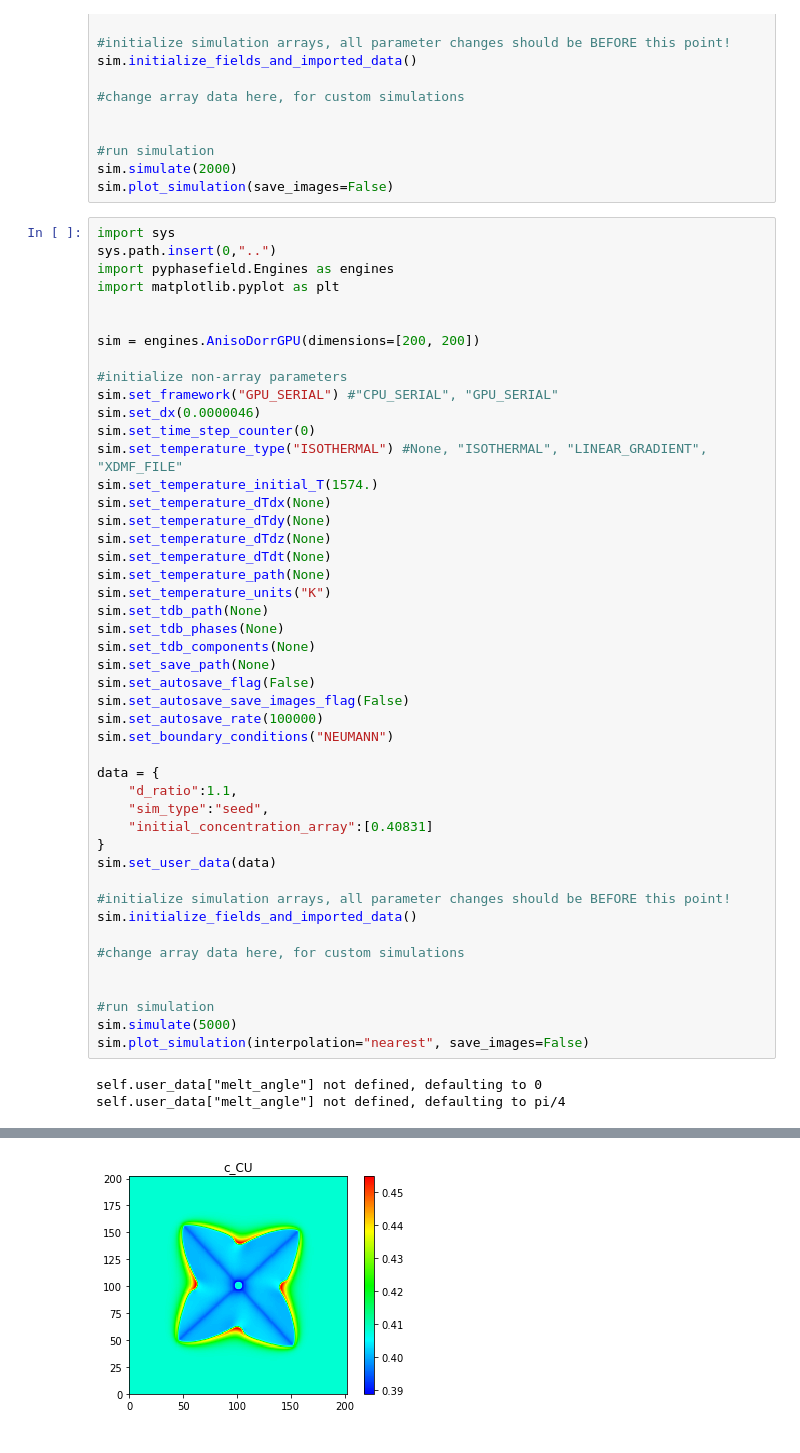
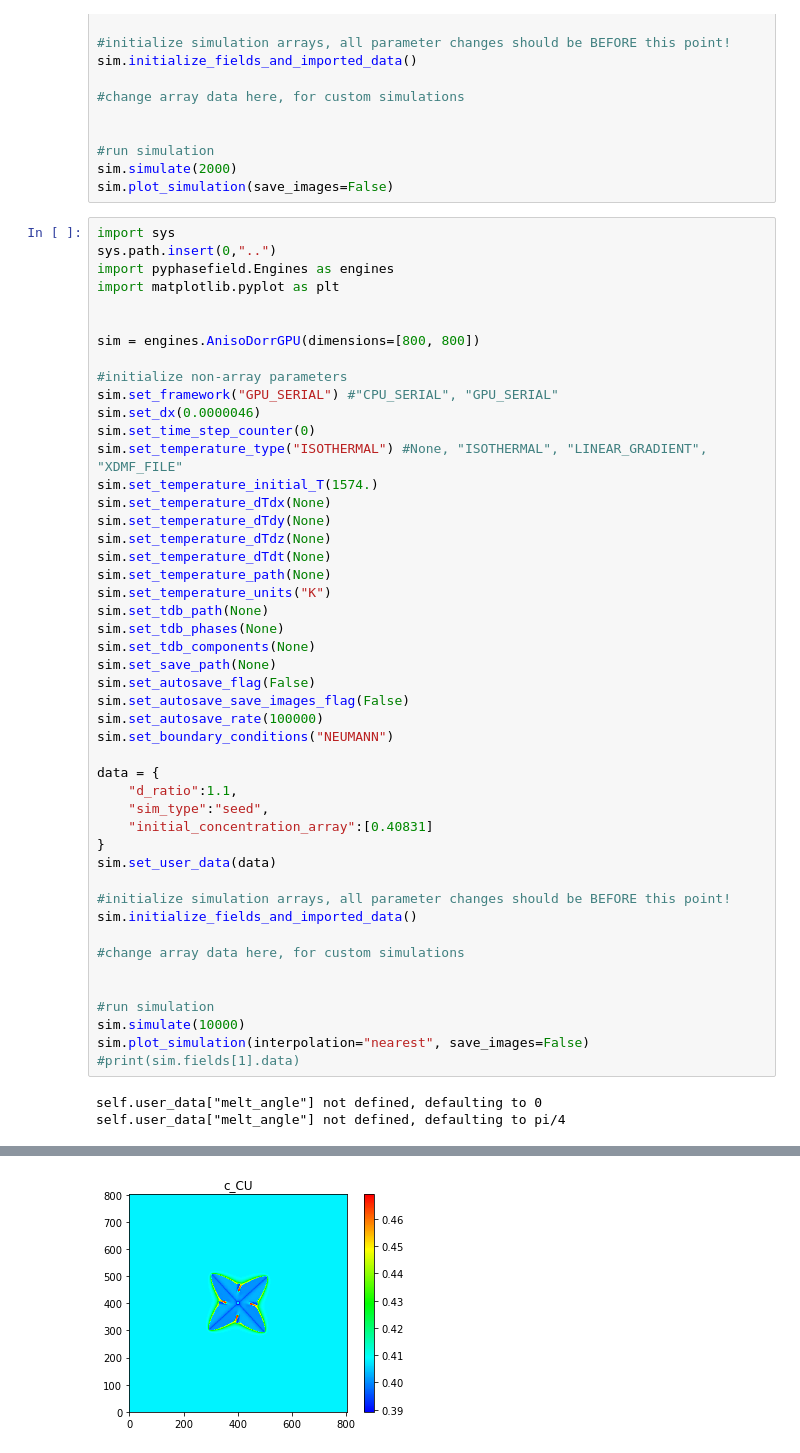
Before and after one commit to AdditiveModeling/pyphasefield, a Jupyter notebook: pyphasefield/pyphasefield/pyphasefield.ipynb, the cells around one changed output, grey strips where cells are left out. Drawn from its saved outputs; the diff is of its cells as text.

```diff
--- a/pyphasefield/pyphasefield/pyphasefield.ipynb
+++ b/pyphasefield/pyphasefield/pyphasefield.ipynb
@@ -240,7 +240,7 @@ import pyphasefield.Engines as engines
 import matplotlib.pyplot as plt
 
 
-sim = engines.AnisoDorrGPU(dimensions=[200, 200])
+sim = engines.AnisoDorrGPU(dimensions=[800, 800])
 
 #initialize non-array parameters
 sim.set_framework("GPU_SERIAL") #"CPU_SERIAL", "GPU_SERIAL"
@@ -277,8 +277,9 @@ sim.initialize_fields_and_imported_data()
 
 
 #run simulation
-sim.simulate(5000)
+sim.simulate(10000)
 sim.plot_simulation(interpolation="nearest", save_images=False)
+#print(sim.fields[1].data)
 # %% [output]
 self.user_data["melt_angle"] not defined, defaulting to 0
 self.user_data["melt_angle"] not defined, defaulting to pi/4
@@ -288 +289 @@ self.user_data["melt_angle"] not defined, defaulting to pi/4
-[figure, old version]
+[figure, new version]
```
Also changed, not shown: parts of 4 cells of this notebook, 2 other files.
